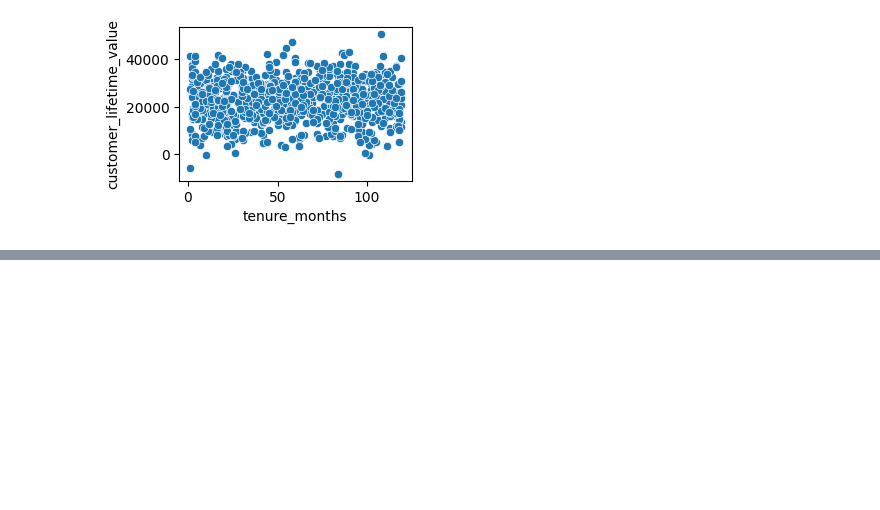
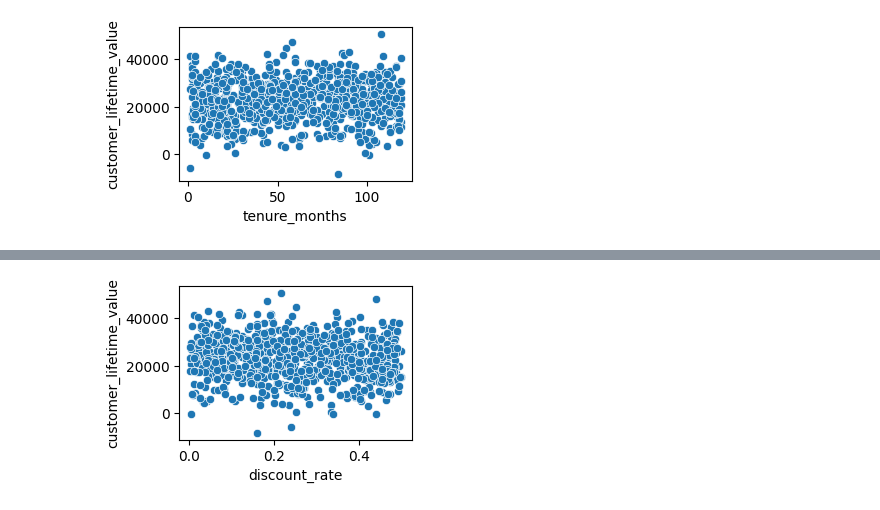
Before and after one commit to Md-Maruf-1727/Machine-Learning-Algorithms, a Jupyter notebook: Regularization (not a algorithm) technique/Customer sales prediction/code.ipynb, the cells around one changed output, grey strips where cells are left out. Cells and saved outputs as stored; diff of their text form; code cells hidden in the pictures; blank space fills up the shorter version.

```diff
--- a/Regularization (not a algorithm) technique/Customer sales prediction/code.ipynb
+++ b/Regularization (not a algorithm) technique/Customer sales prediction/code.ipynb
@@ -123,0 +138,7 @@ plt.show()
+# %%
+#relation between discount_rate and customer lifetime value
+plt.figure(figsize=(3,2))
+sns.scatterplot(x='discount_rate', y='customer_lifetime_value', data=df)
+plt.show()
+# %% [output]
+[figure, added]
```
Also changed, not shown: parts of 2 cells of this notebook.
